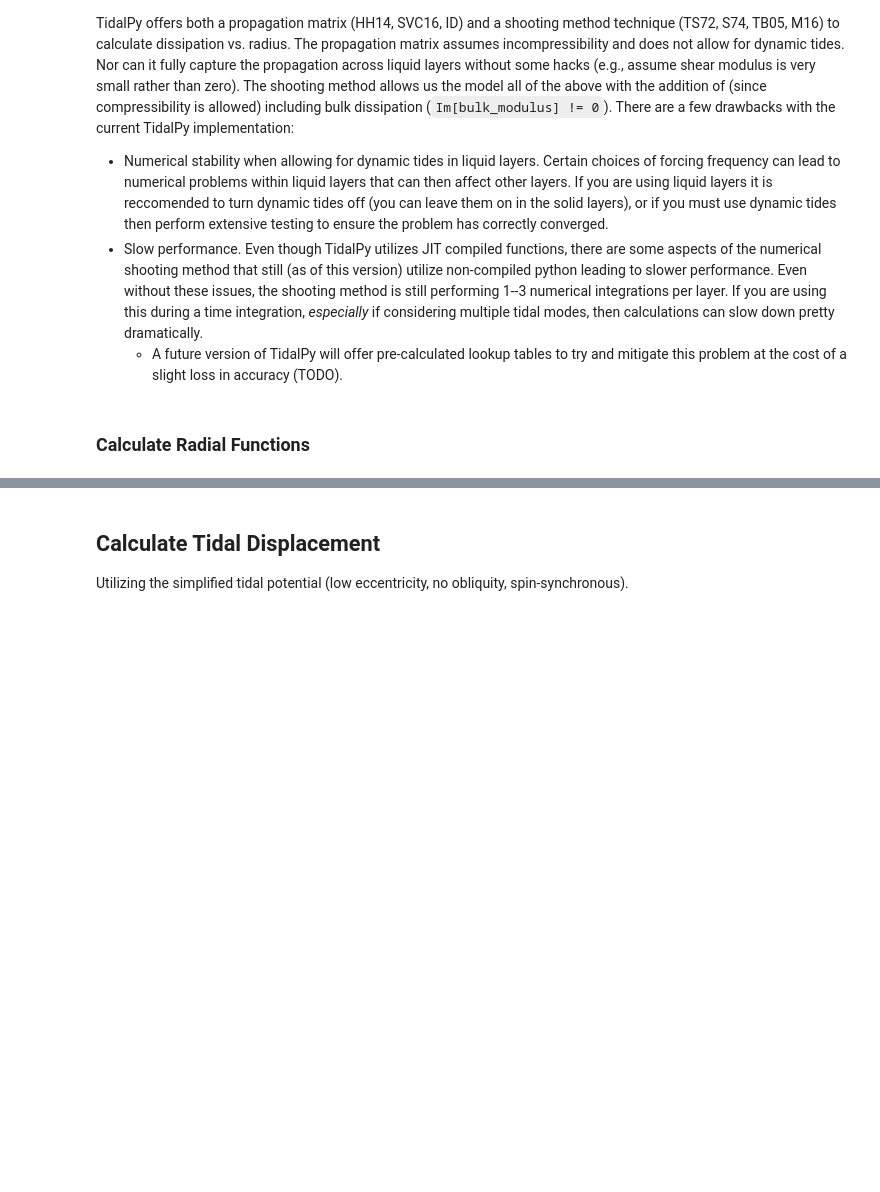
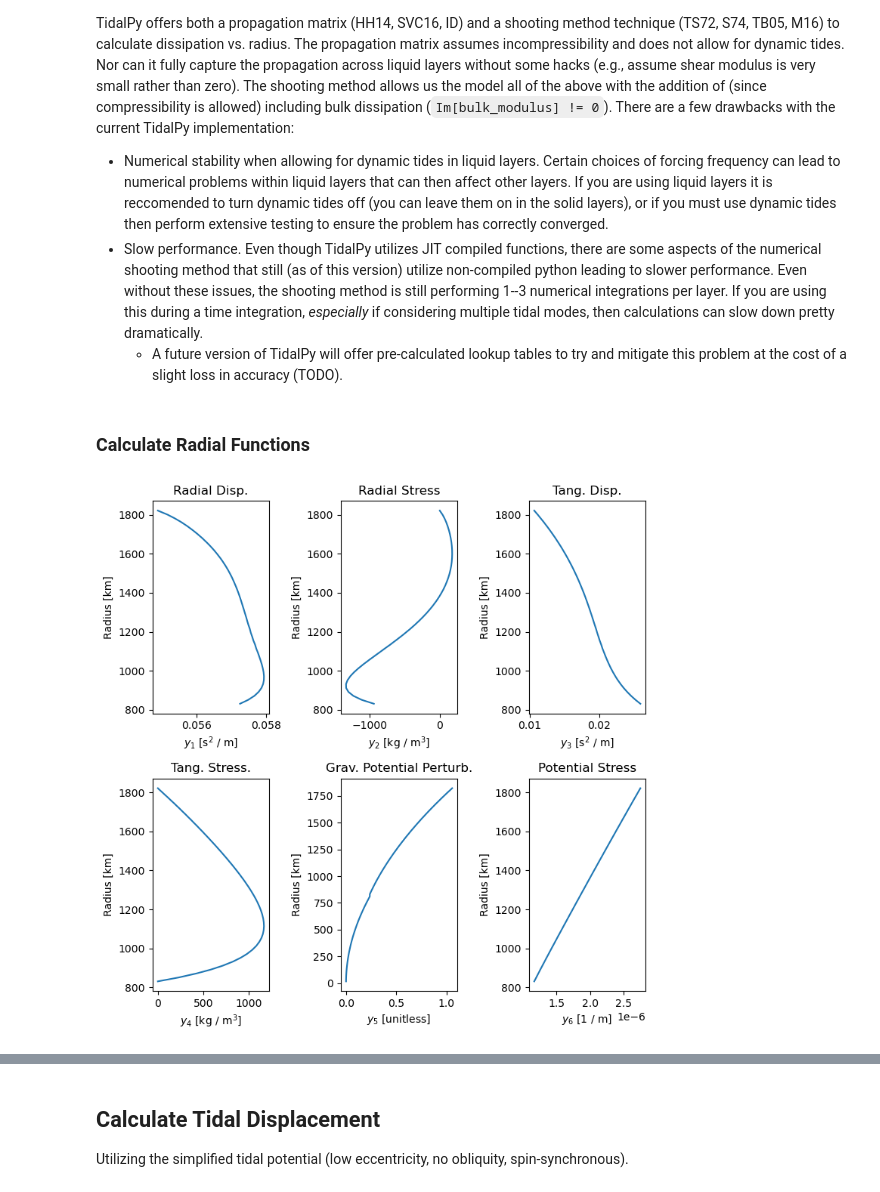
Before and after one commit to jrenaud90/TidalPy, a Jupyter notebook: Demos/Intermediate-3--MultiLayer_Functional.ipynb, the cells around one changed output, grey strips where cells are left out. Saved outputs shown, nothing was run; the diff lists cells and outputs as text; code cells hidden in the pictures; blank space fills up the shorter version.

```diff
--- a/Demos/Intermediate-3--MultiLayer_Functional.ipynb
+++ b/Demos/Intermediate-3--MultiLayer_Functional.ipynb
@@ -173,54 +184,92 @@ from TidalPy.tides.modes.multilayer_modes import collapse_multilayer_modes
 # %% [markdown]
 ### Calculate Radial Functions
 # %%
+# Define default parameters to use for radial solver
+radial_solver_parameters = dict(
+    degree_l = 2,
+    solve_for = ('tidal',),
+    use_kamata = True,
+    integration_method = 'RK45',
+    integration_rtol = 1.0e-6,
+    integration_atol = 1.0e-10,
+    scale_rtols_by_layer_type=True,
+    max_num_steps = 500_000,
+    expected_size = 500,
+    max_ram_MB = 500,
+    max_step = 0,
+    limit_solution_to_radius = True,
+    nondimensionalize = True,
+    verbose = False,
+    raise_on_fail = False
+)
+
+# Use numerical shooting method or matrix method
 use_shooting_method = True
-
 if use_shooting_method:
     # Use the numerical shooting method technique.
     if restrict_propagation_to_mantle:
         # Use a homogeneous shooting function.
-        tidal_y = \
+        radial_solution = \
             radial_solver(
-                radii, complex_shears, bulk_moduli,
-                densitys, gravitys, orbital_freq, world_bulk_density,
-                is_solid_by_layer=[True], is_static_by_layer=[True], indices_by_layer=[mantle_index],
-                order_l=2,
-                surface_boundary_condition=None,
-                use_kamata=False, verbose=False,
-                integrator='scipy', integration_method='RK45',
-                integration_rtol=1.0e-6, integration_atol=1.0e-8,
-                nondimensionalize=True)
+                radii,
+                densitys,
+                gravitys,
+                bulk_moduli,
+                complex_shears,
+                orbital_freq,
+                world_bulk_density,
+                layer_types=('solid',),
+                is_static_by_layer=(True,),
+                is_incompressible_by_layer=(False,),
+                upper_radius_by_layer=(world_radius,),
+                **radial_solver_parameters)
     else:
         # Use a liquid layer -> solid layer shooting function.
-        tidal_y = \
+        radial_solution = \
             radial_solver(
-                radii, complex_shears, bulk_moduli,
-                densitys, gravitys, orbital_freq, world_bulk_density,
-                is_solid_by_layer=[False, True], is_static_by_layer=[True, True], indices_by_layer=[core_index, mantle_index],
-                order_l=2,
-                surface_boundary_condition=None,
-                use_kamata=False, verbose=False,
-                integrator='scipy', integration_method='RK45',
-                integration_rtol=1.0e-6, integration_atol=1.0e-8,
-                nondimensionalize=True)
+                radii,
+                densitys,
+                gravitys,
+                bulk_moduli,
+                complex_shears,
+                orbital_freq,
+                world_bulk_density,
+                layer_types=('liquid', 'solid'),
+                is_static_by_layer=(True, True),
+                is_incompressible_by_layer=(False, False),
+                upper_radius_by_layer=(core_R, world_radius),
+                **radial_solver_parameters)
 
-    # Calculate parameters not found in the functions above
-    k2, h2, l2 = tidal_y[4, :] - 1., tidal_y[0, :] * gravitys, tidal_y[2, :] * gravitys
+    # Pull out Love and Shida Numbers as well as the gravitational-viscoelastic radial solutions
+    k2 = radial_solution.k
+    h2 = radial_solution.h
+    l2 = radial_solution.l
+    tidal_y = radial_solution.result
 
 else:
     # Use the propagation matrix technique.
     # Find the fundamental matrix; skip the innermost shell as that will be a boundary condition.
     Y, Y_inv, derivative_mtx = fundamental_matrix_orderl2(radii, complex_shears, densitys, gravitys)
 
     # Propagate the tidal solution through the world's shells
     central_boundary_condition = np.zeros((6, 3), dtype=np.complex128)
     # Roberts & Nimmo (2008): Liquid innermost zone.
     central_boundary_condition[0, 0] = 0.05 + 0.0j
     central_boundary_condition[1, 1] = 0.01 + 0.0j
     central_boundary_condition[5, 2] = 1.0 + 0.0j
 
-    tidal_y, tidal_y_derivative = propagate(Y, Y_inv, derivative_mtx, central_boundary_condition, world_radius, order_l=2)
+    tidal_y, tidal_y_derivative = matrix_propagate(Y, Y_inv, derivative_mtx, central_boundary_condition, world_radius, order_l=2)
 
     # Decompose the tidal solution into useful properties
     #    There is a gradient in this function so we lose another shell. Thus the [1:] in viscoelastic properties
     k2, h2, l2 = find_love(tidal_y, gravitys[-1])
+
+
+# Plot results and print Love numbers
+from TidalPy.utilities.graphics.multilayer import yplot
+_ = yplot(tidal_y, radii)
+
+print('Surface Love & Shida Numbers')
+print(f'k_2 = {k2[-1]:.2e}\nh_2 = {h2[-1]:.2e}\nl_2 = {l2[-1]:.2e}')
+# %% [output]
+[figure, added]
```
Also changed, not shown: parts of 12 cells of this notebook, 32 other files.
